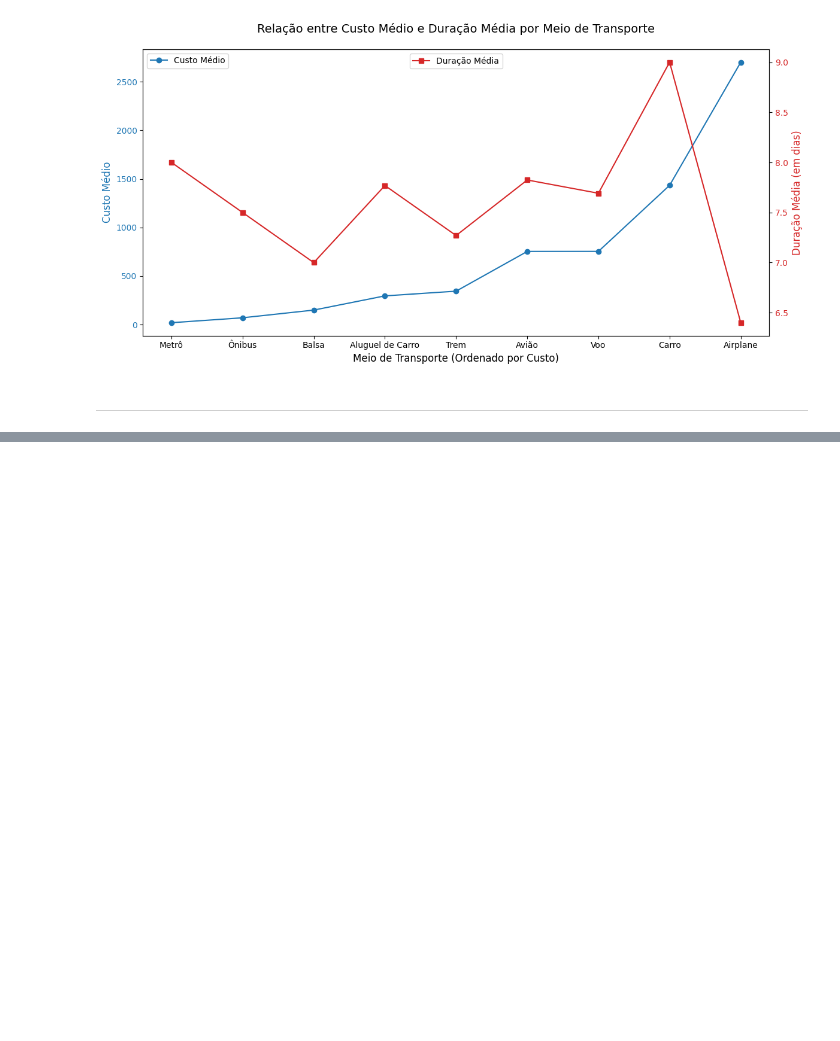
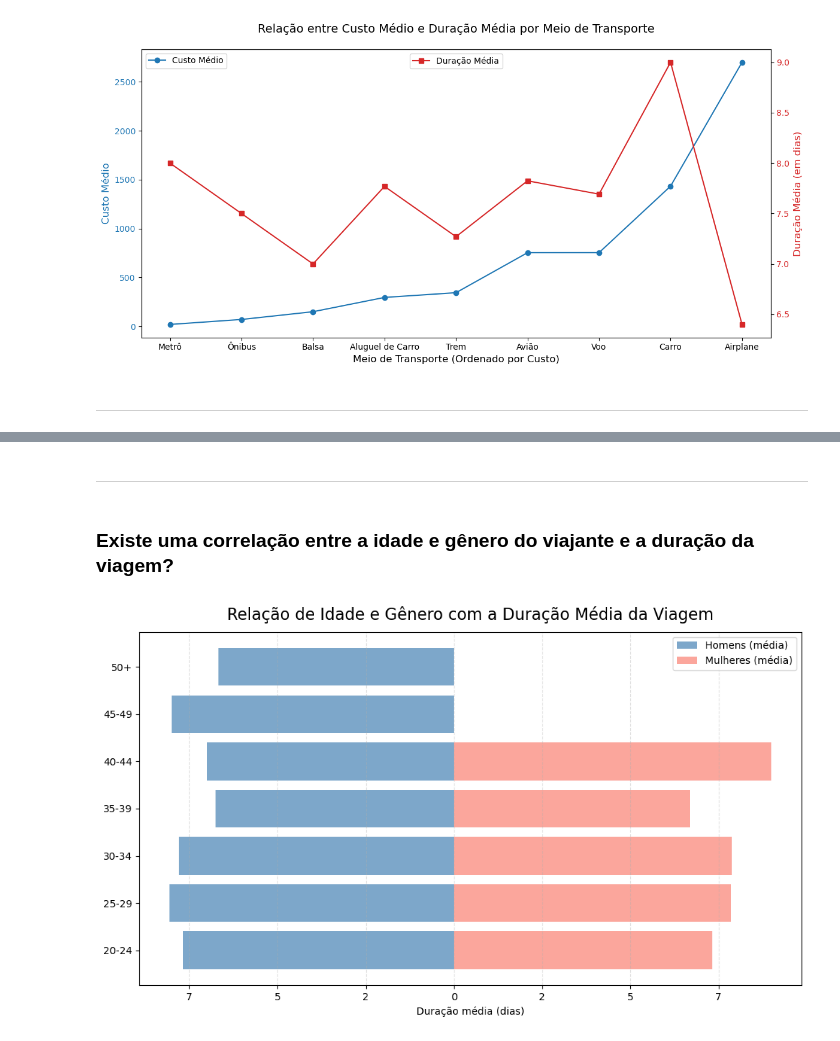
Before and after one commit to EduardoLolli/prog1, a Jupyter notebook: IPC_Analise_Dados.ipynb, the cells around one changed output, grey strips where cells are left out. Cells and saved outputs as stored; diff of their text form; code cells hidden in the pictures; blank space fills up the shorter version.

```diff
--- a/IPC_Analise_Dados.ipynb
+++ b/IPC_Analise_Dados.ipynb
@@ -148,0 +172,41 @@ print(custos)
+# %% [markdown]
+----------------------
+# %% [markdown]
+### Existe uma correlação entre a idade e gênero do viajante e a duração da viagem?
+# %%
+faixas_etarias = [ '20-24', '25-29', '30-34', '35-39','40-44', '45-49', '50+']
+
+male = df[df[traveler_gender_col] == 'Male'].copy()
+female = df[df[traveler_gender_col] == 'Female'].copy()
+
+
+male['age_bin'] = pd.cut(male[traveler_age_col], bins=bins, labels=faixas_etarias, right=False)
+female['age_bin'] = pd.cut(female[traveler_age_col], bins=bins, labels=faixas_etarias, right=False)
+
+male_means = male.groupby('age_bin', observed=False)[duration_col].mean().reindex(faixas_etarias).fillna(0)
+female_means = female.groupby('age_bin', observed=False)[duration_col].mean().reindex(faixas_etarias).fillna(0)
+
+y = np.arange(len(faixas_etarias))
+
+fig, ax = plt.subplots(figsize=(10, 6))
+
+
+ax.barh(y, -male_means.values, color='steelblue', alpha=0.7, label='Homens (média)')
+ax.barh(y, female_means.values, color='salmon', alpha=0.7, label='Mulheres (média)')
+
+ax.set_yticks(y)
+
+
+ax.set_yticklabels(faixas_etarias)
+ax.set_xlabel('Duração média (dias)')
+ax.set_title("Relação de Idade e Gênero com a Duração Média da Viagem", fontsize=16, pad=12)
+ax.legend()
+
+xticks = ax.get_xticks()
+ax.set_xticklabels([abs(int(x)) for x in xticks])
+
+plt.grid(axis='x', ls='--', alpha=0.4)
+plt.tight_layout()
+plt.show()
+# %% [output]
+[figure, added]
```
Also changed, not shown: parts of 7 cells of this notebook, 1 other file.
